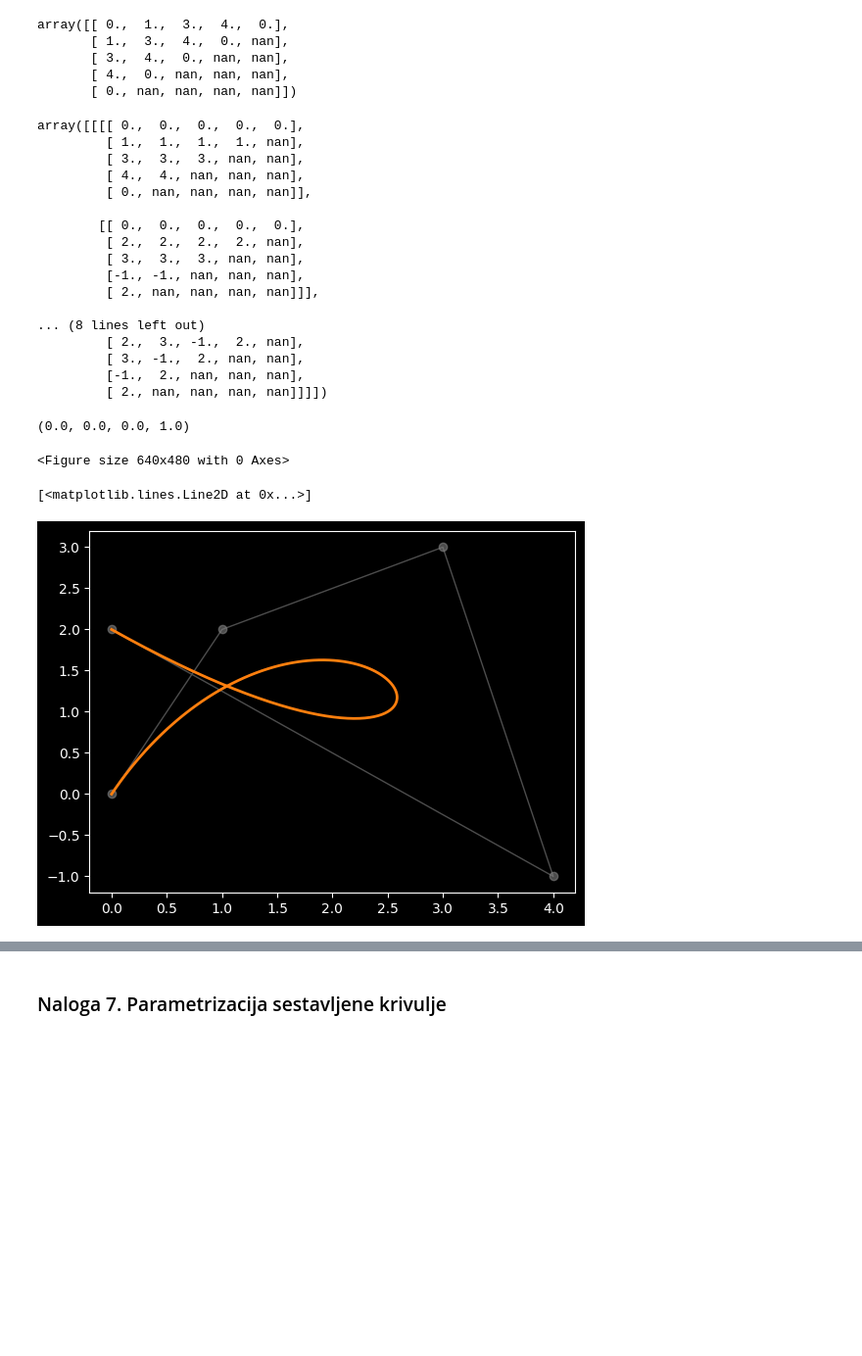
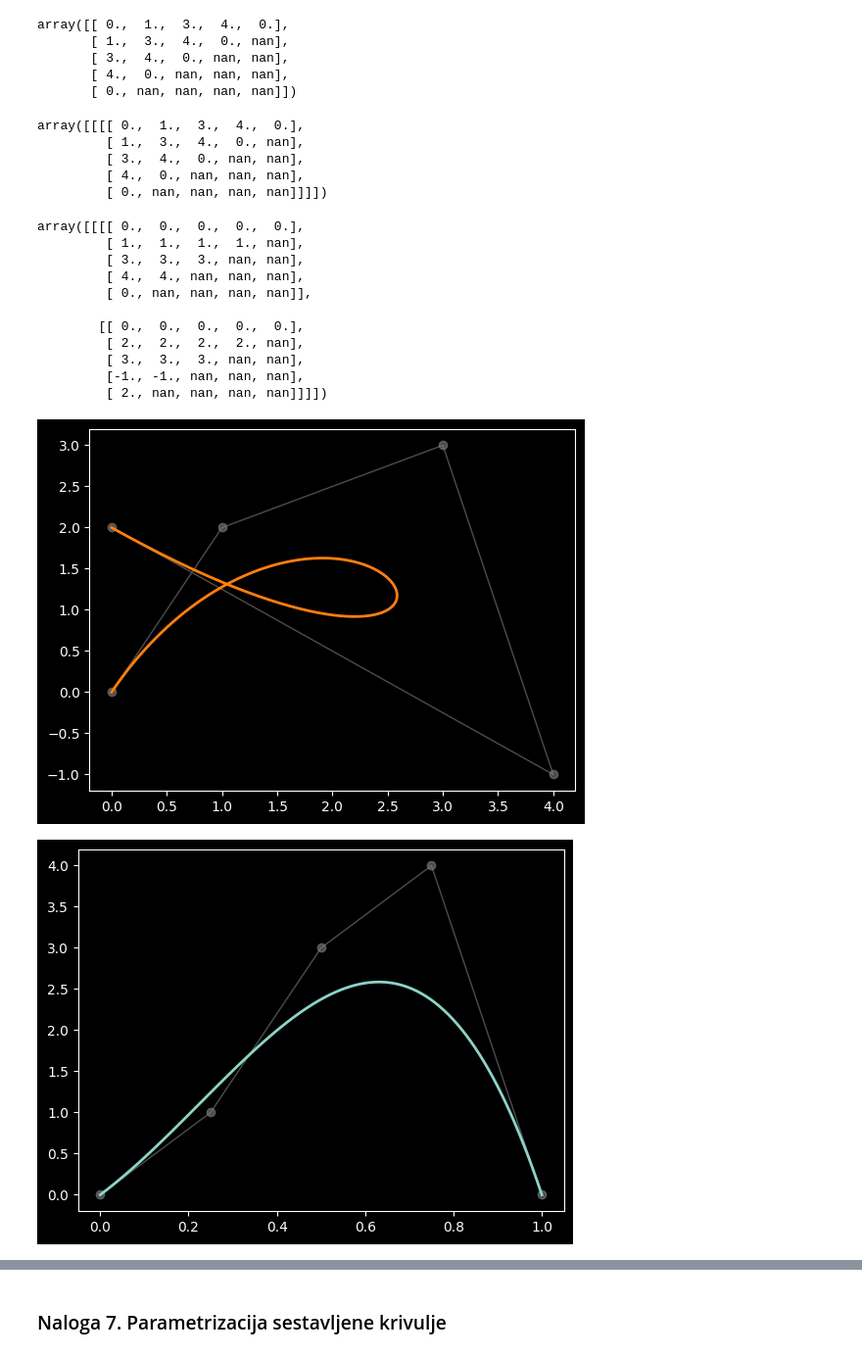
Before and after one commit to njezersek/racunalnisko-podprto-geometrijsko-oblikovanje, a Jupyter notebook: vaje-py/main.ipynb, the cells around one changed output, grey strips where cells are left out. Shown at 98% size. Drawn from its saved outputs; the diff is of its cells as text; code cells hidden in the pictures; blank space fills up the shorter version.

```diff
--- a/vaje-py/main.ipynb
+++ b/vaje-py/main.ipynb
@@ -20,8 +48,16 @@ array([[ 0.,  1.,  3.,  4.,  0.],
        [ 3.,  4.,  0., nan, nan],
        [ 4.,  0., nan, nan, nan],
        [ 0., nan, nan, nan, nan]])
+# %%
+decasteljau(b, 1)
+# %% [output]
+array([[[[ 0.,  1.,  3.,  4.,  0.],
+         [ 1.,  3.,  4.,  0., nan],
+         [ 3.,  4.,  0., nan, nan],
+         [ 4.,  0., nan, nan, nan],
+         [ 0., nan, nan, nan, nan]]]])
 # %%
-decasteljau(B, np.array([0,1]))
+decasteljau(B, 0)
 # %% [output]
 array([[[[ 0.,  0.,  0.,  0.,  0.],
          [ 1.,  1.,  1.,  1., nan],
@@ -33,26 +69,15 @@ array([[[[ 0.,  0.,  0.,  0.,  0.],
          [ 2.,  2.,  2.,  2., nan],
          [ 3.,  3.,  3., nan, nan],
          [-1., -1., nan, nan, nan],
-         [ 2., nan, nan, nan, nan]]],
-
-... (8 lines left out)
-         [ 2.,  3., -1.,  2., nan],
-         [ 3., -1.,  2., nan, nan],
-         [-1.,  2., nan, nan, nan],
          [ 2., nan, nan, nan, nan]]]])
-# %%
-fig = plt.figure()
-fig.get_facecolor()
-# %% [output]
-(0.0, 0.0, 0.0, 1.0)
-<Figure size 640x480 with 0 Axes>
 # %%
 B = np.array([[0,0],[1,2],[3,3],[4,-1],[0,2]])
 t = np.linspace(0,1,100)
 
-P = bezier(B, t)
-plt.plot(B[:,0], B[:,1], 'o-', color="grey", linewidth=1, alpha=0.6)
-plt.plot(P[:,0], P[:,1], '-', color="tab:orange", linewidth=2)
+plotbezier(B, t, "tab:orange")
 # %% [output]
-[<matplotlib.lines.Line2D at 0x...>]
 [figure]
+# %%
+plotbezier(B[:,0], t)
+# %% [output]
+[figure, added]
```
Also changed, not shown: parts of 17 cells of this notebook, 1 other file.
